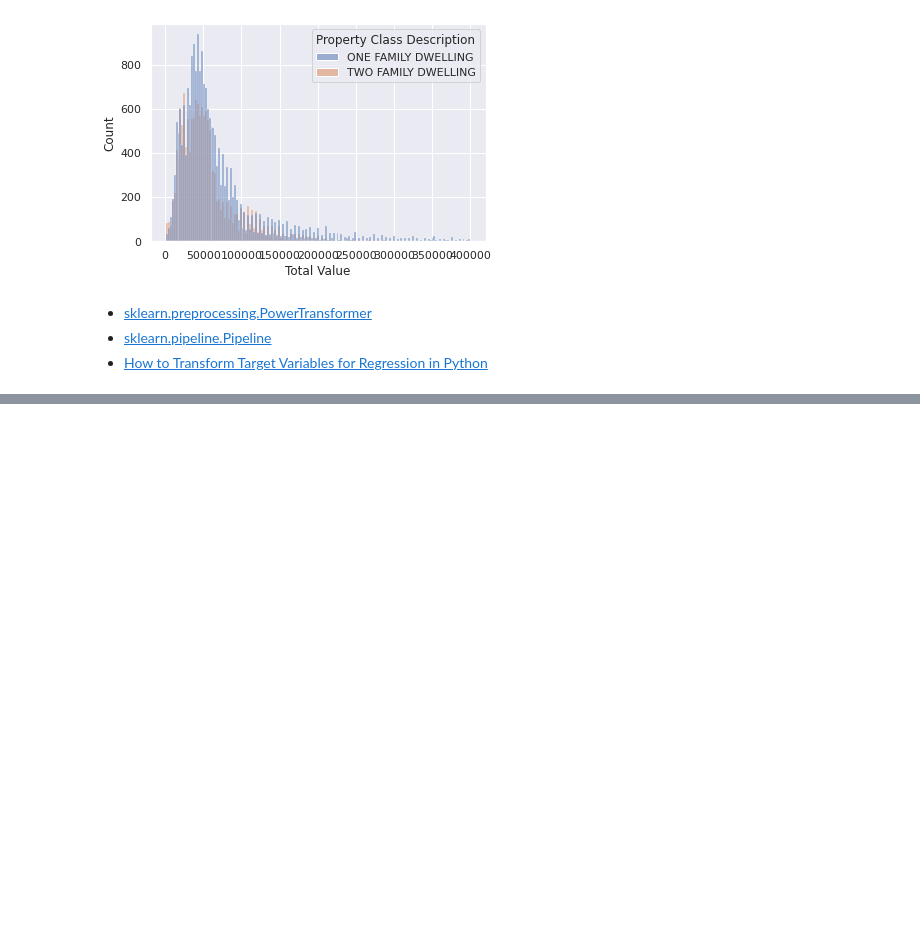
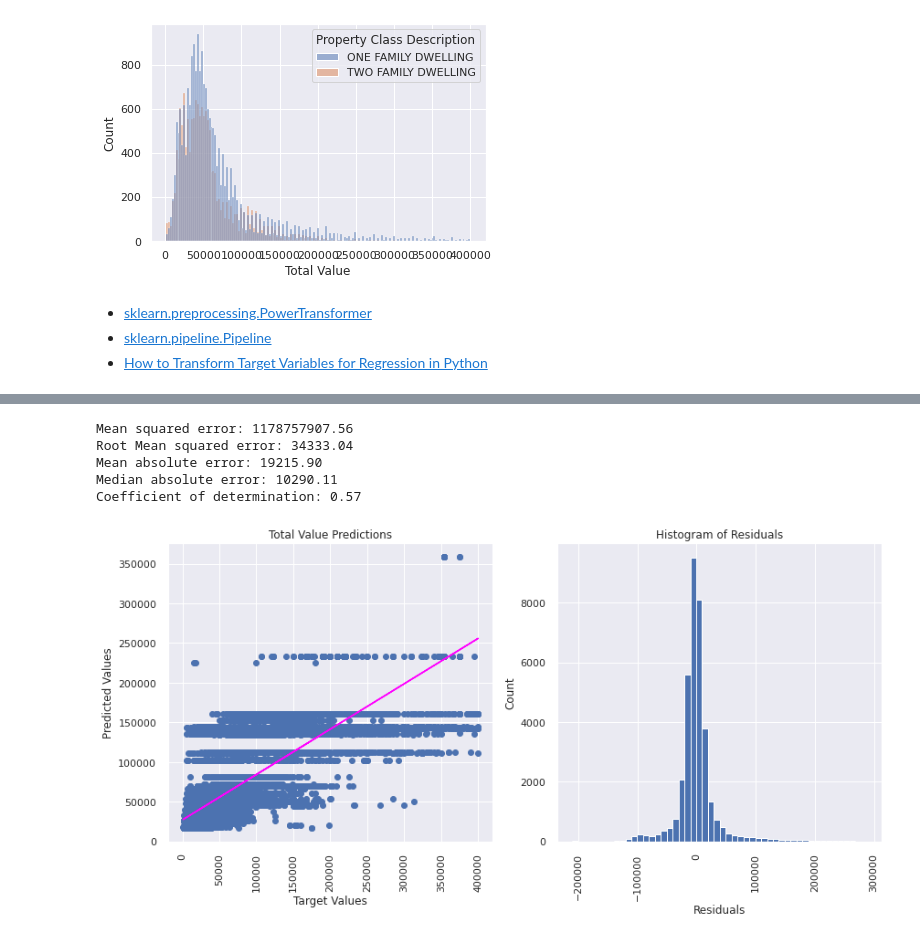
Before and after one commit to KatBCN/ML-PropertyAssessment, a Jupyter notebook: ML_Modeling_LinearRegression2_PropertyAssessment_Buffalo.ipynb, the cells around one changed output, grey strips where cells are left out. Saved outputs shown, nothing was run; the diff lists cells and outputs as text; code cells hidden in the pictures; blank space fills up the shorter version.

Commit message:
Added metrics, plots

```diff
--- a/ML_Modeling_LinearRegression2_PropertyAssessment_Buffalo.ipynb
+++ b/ML_Modeling_LinearRegression2_PropertyAssessment_Buffalo.ipynb
@@ -277,0 +308,23 @@ array([  4389.62943633,  -4389.62943669,  36526.26511735, -36734.6525652 ,
+# %%
+# define the pipeline
+pipeline = Pipeline(steps=[("preprocessor", preprocessor),
+                           ('model', LinearRegression())])
+# fit pipeline
+pipeline.fit(train_x, train_y)
+
+# make predicitions on training data
+y_pred_train = pipeline.predict(train_x)
+
+# get weights of model
+weights = pipeline.named_steps['model'].coef_
+
+# get intercept of model
+intercept = pipeline.named_steps['model'].intercept_
+
+# Access some info about the model.
+print('Coefficients: \n', weights)
+print('Intercept: \n', intercept)
+
+# Check a sample of predictions vs. the target
+print('Predicted values: ', np.round(y_pred_train)[:10])
+print('Target values: ' ,train_y[:10])
@@ -277,0 +349,12 @@ array([  4389.62943633,  -4389.62943669,  36526.26511735, -36734.6525652 ,
+# %%
+getRegressionMetrics(train_y, y_pred_train)
+# %% [output]
+Mean squared error: 1178757907.56
+Root Mean squared error: 34333.04
+Mean absolute error: 19215.90
+Median absolute error: 10290.11
+Coefficient of determination: 0.57
+# %%
+getPredictionPlot(train_y, y_pred_train)
+# %% [output]
+[figure, added]
```
Also changed, not shown: parts of 14 cells of this notebook.
